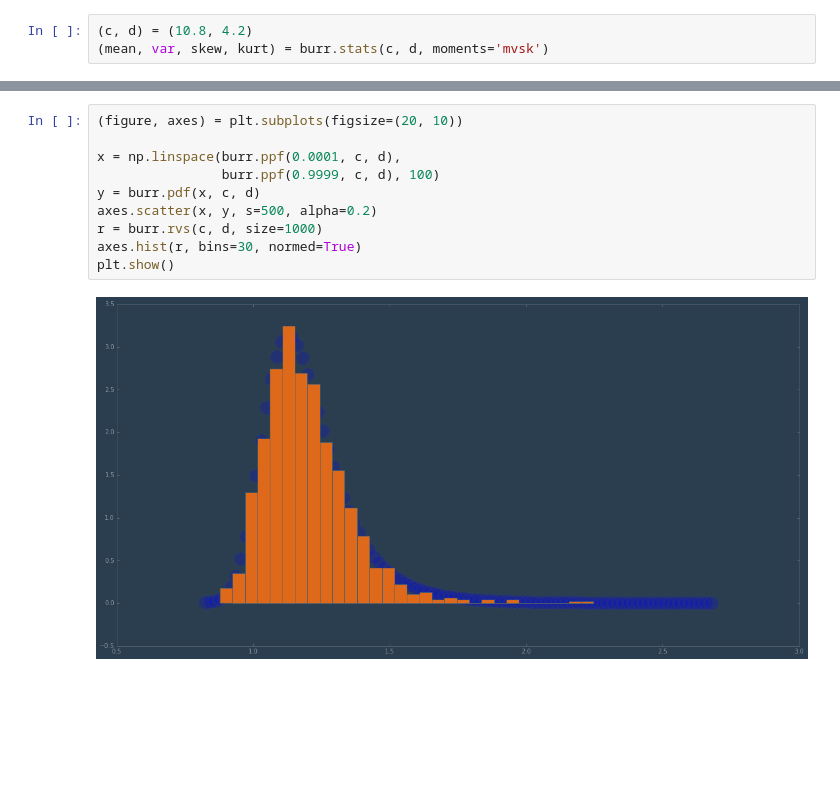
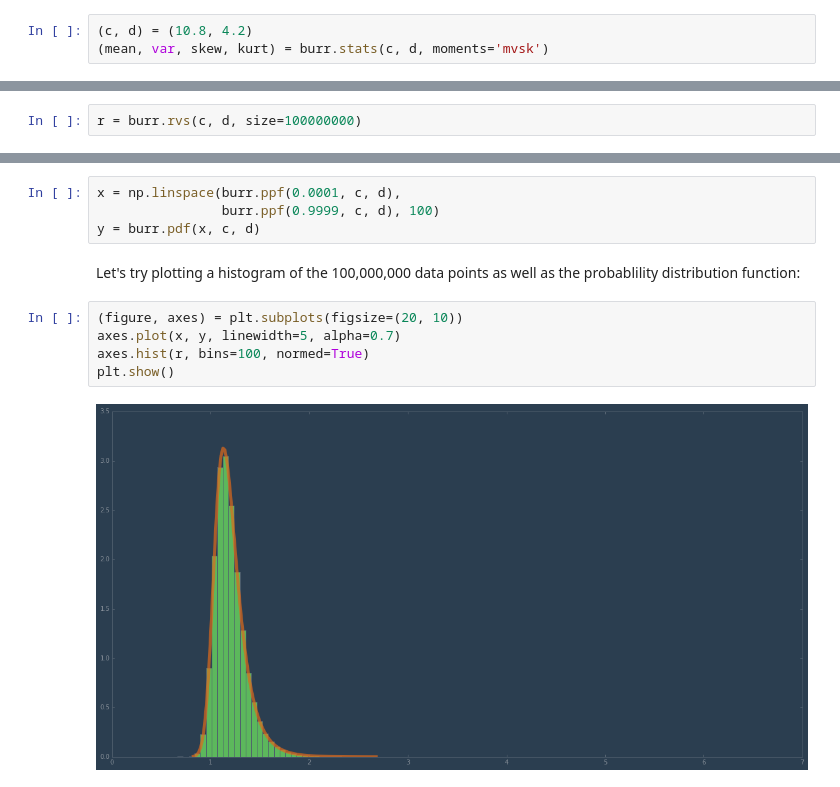
Before and after one commit to masteringmatplotlib/big-data, a Jupyter notebook: notebooks/mmpl-big-data.ipynb, the cells around one changed output, grey strips where cells are left out. Cells and saved outputs as stored; diff of their text form; blank space fills up the shorter version.

```diff
--- a/notebooks/mmpl-big-data.ipynb
+++ b/notebooks/mmpl-big-data.ipynb
@@ -50,0 +80,2 @@ plt.style.use("../styles/superheroine-2.mplstyle")
+# %%
+r = burr.rvs(c, d, size=100000000)
@@ -51,12 +102,13 @@ plt.style.use("../styles/superheroine-2.mplstyle")
 # %%
-(figure, axes) = plt.subplots(figsize=(20, 10))
-
 x = np.linspace(burr.ppf(0.0001, c, d),
                 burr.ppf(0.9999, c, d), 100)
 y = burr.pdf(x, c, d)
-axes.scatter(x, y, s=500, alpha=0.2)
-r = burr.rvs(c, d, size=1000)
-axes.hist(r, bins=30, normed=True)
-plt.show()
-# %% [output]
-[figure, removed]
+# %% [markdown]
+Let's try plotting a histogram of the 100,000,000 data points as well as the probablility distribution function:
+# %%
+(figure, axes) = plt.subplots(figsize=(20, 10))
+axes.plot(x, y, linewidth=5, alpha=0.7)
+axes.hist(r, bins=100, normed=True)
+plt.show()
+# %% [output]
+[figure, added]
```
Also changed, not shown: parts of 69 cells of this notebook.
